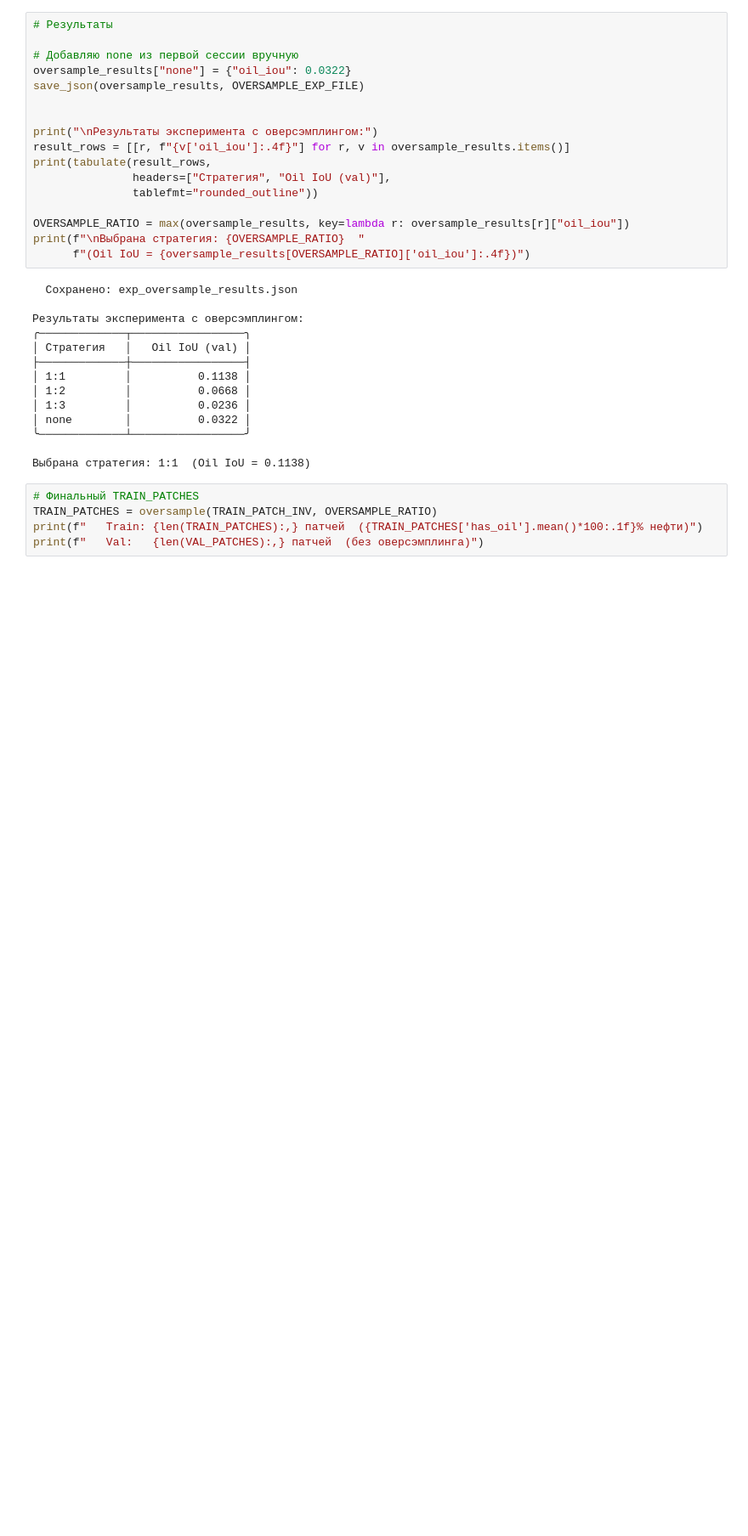
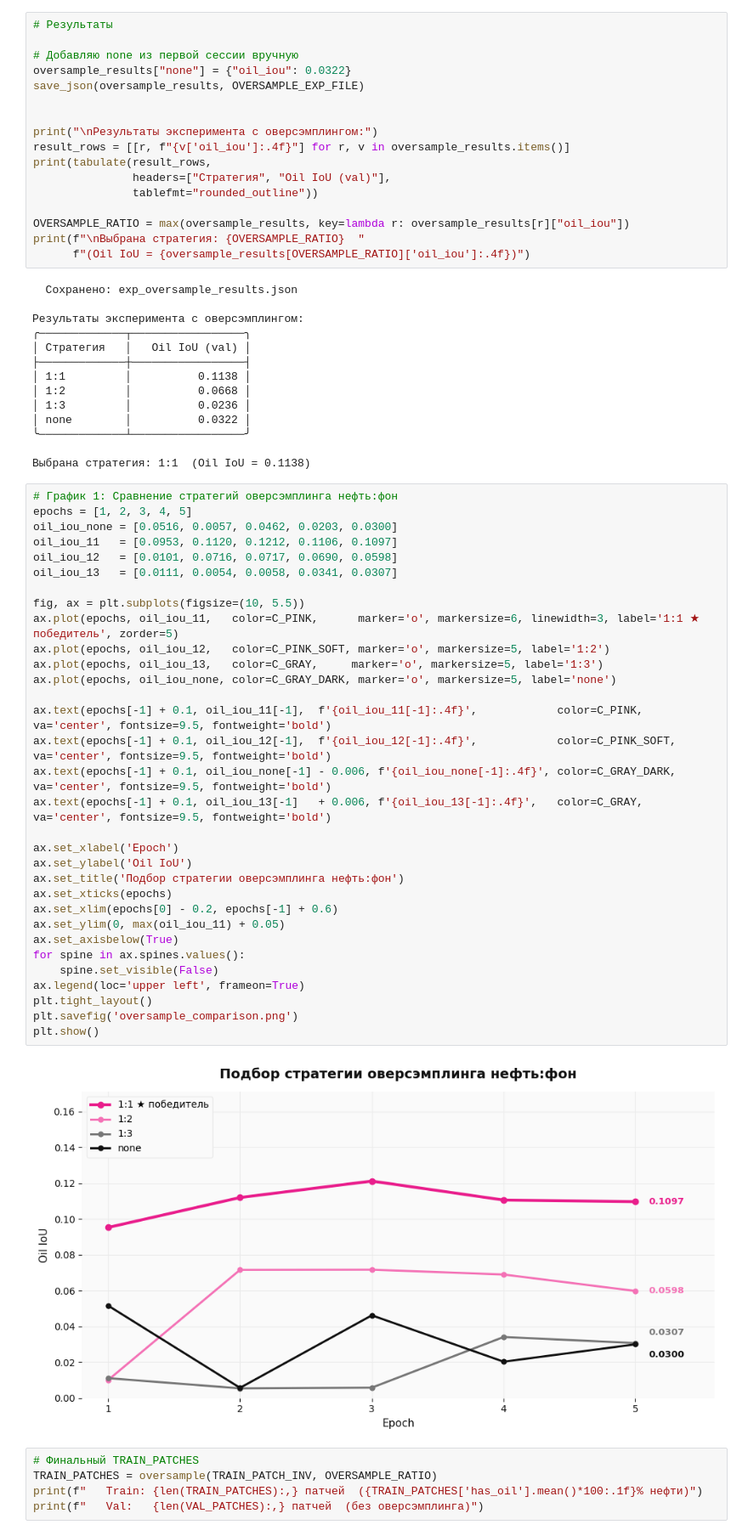
Before and after one commit to nikidariya/Oil_Spill_SAR_Segmentation, a Jupyter notebook: data_preparation/Oil_Spill_SAR_Segmentation_Preprocessing.ipynb, the cells around one changed output. Shown at 85% size. Saved outputs shown, nothing was run; the diff lists cells and outputs as text; blank space fills up the shorter version.

```diff
--- a/data_preparation/Oil_Spill_SAR_Segmentation_Preprocessing.ipynb
+++ b/data_preparation/Oil_Spill_SAR_Segmentation_Preprocessing.ipynb
@@ -1000,6 +1035,40 @@ print(f"\nВыбрана стратегия: {OVERSAMPLE_RATIO}  "
 ╰─────────────┴─────────────────╯
 
 Выбрана стратегия: 1:1  (Oil IoU = 0.1138)
+# %%
+# График 1: Сравнение стратегий оверсэмплинга нефть:фон
+epochs = [1, 2, 3, 4, 5]
+oil_iou_none = [0.0516, 0.0057, 0.0462, 0.0203, 0.0300]
+oil_iou_11   = [0.0953, 0.1120, 0.1212, 0.1106, 0.1097]
+oil_iou_12   = [0.0101, 0.0716, 0.0717, 0.0690, 0.0598]
+oil_iou_13   = [0.0111, 0.0054, 0.0058, 0.0341, 0.0307]
+
+fig, ax = plt.subplots(figsize=(10, 5.5))
+ax.plot(epochs, oil_iou_11,   color=C_PINK,      marker='o', markersize=6, linewidth=3, label='1:1 ★ победитель', zorder=5)
+ax.plot(epochs, oil_iou_12,   color=C_PINK_SOFT, marker='o', markersize=5, label='1:2')
+ax.plot(epochs, oil_iou_13,   color=C_GRAY,     marker='o', markersize=5, label='1:3')
+ax.plot(epochs, oil_iou_none, color=C_GRAY_DARK, marker='o', markersize=5, label='none')
+
+ax.text(epochs[-1] + 0.1, oil_iou_11[-1],  f'{oil_iou_11[-1]:.4f}',            color=C_PINK,      va='center', fontsize=9.5, fontweight='bold')
+ax.text(epochs[-1] + 0.1, oil_iou_12[-1],  f'{oil_iou_12[-1]:.4f}',            color=C_PINK_SOFT, va='center', fontsize=9.5, fontweight='bold')
+ax.text(epochs[-1] + 0.1, oil_iou_none[-1] - 0.006, f'{oil_iou_none[-1]:.4f}', color=C_GRAY_DARK, va='center', fontsize=9.5, fontweight='bold')
+ax.text(epochs[-1] + 0.1, oil_iou_13[-1]   + 0.006, f'{oil_iou_13[-1]:.4f}',   color=C_GRAY, va='center', fontsize=9.5, fontweight='bold')
+
+ax.set_xlabel('Epoch')
+ax.set_ylabel('Oil IoU')
+ax.set_title('Подбор стратегии оверсэмплинга нефть:фон')
+ax.set_xticks(epochs)
+ax.set_xlim(epochs[0] - 0.2, epochs[-1] + 0.6)
+ax.set_ylim(0, max(oil_iou_11) + 0.05)
+ax.set_axisbelow(True)
+for spine in ax.spines.values():
+    spine.set_visible(False)
+ax.legend(loc='upper left', frameon=True)
+plt.tight_layout()
+plt.savefig('oversample_comparison.png')
+plt.show()
+# %% [output]
+[figure, added]
 # %%
 # Финальный TRAIN_PATCHES
 TRAIN_PATCHES = oversample(TRAIN_PATCH_INV, OVERSAMPLE_RATIO)
```
Also changed, not shown: parts of 15 cells of this notebook.
